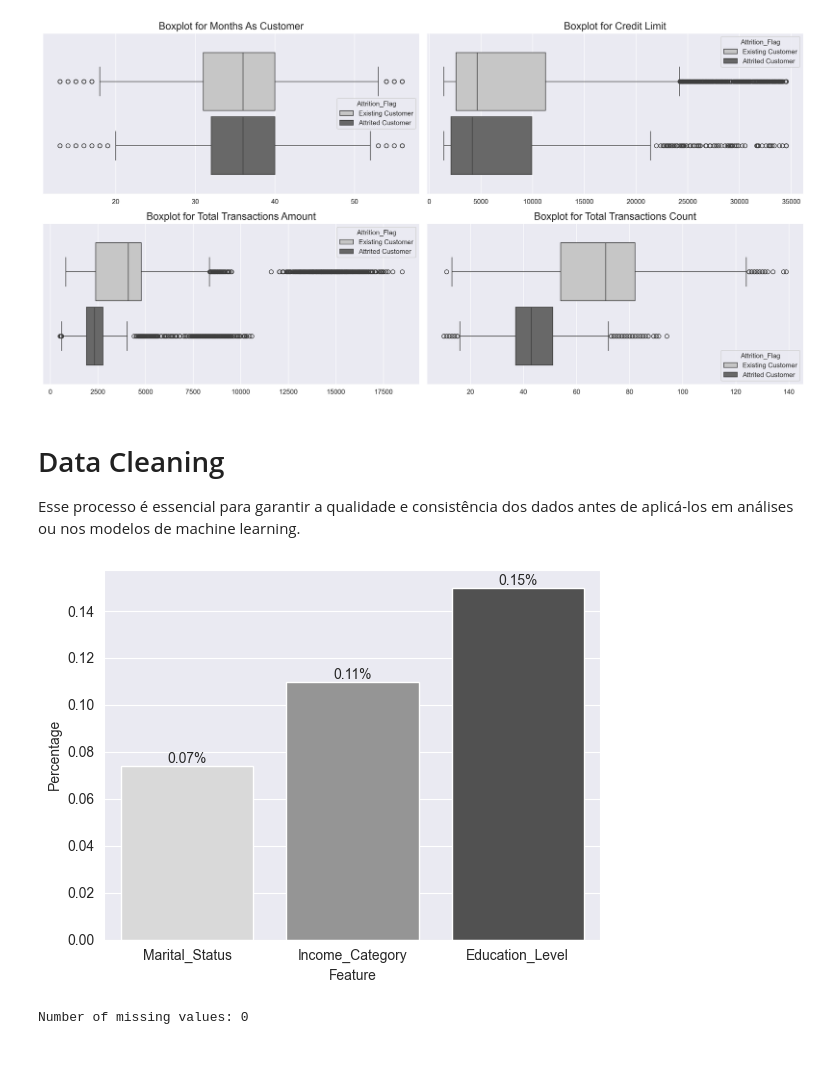
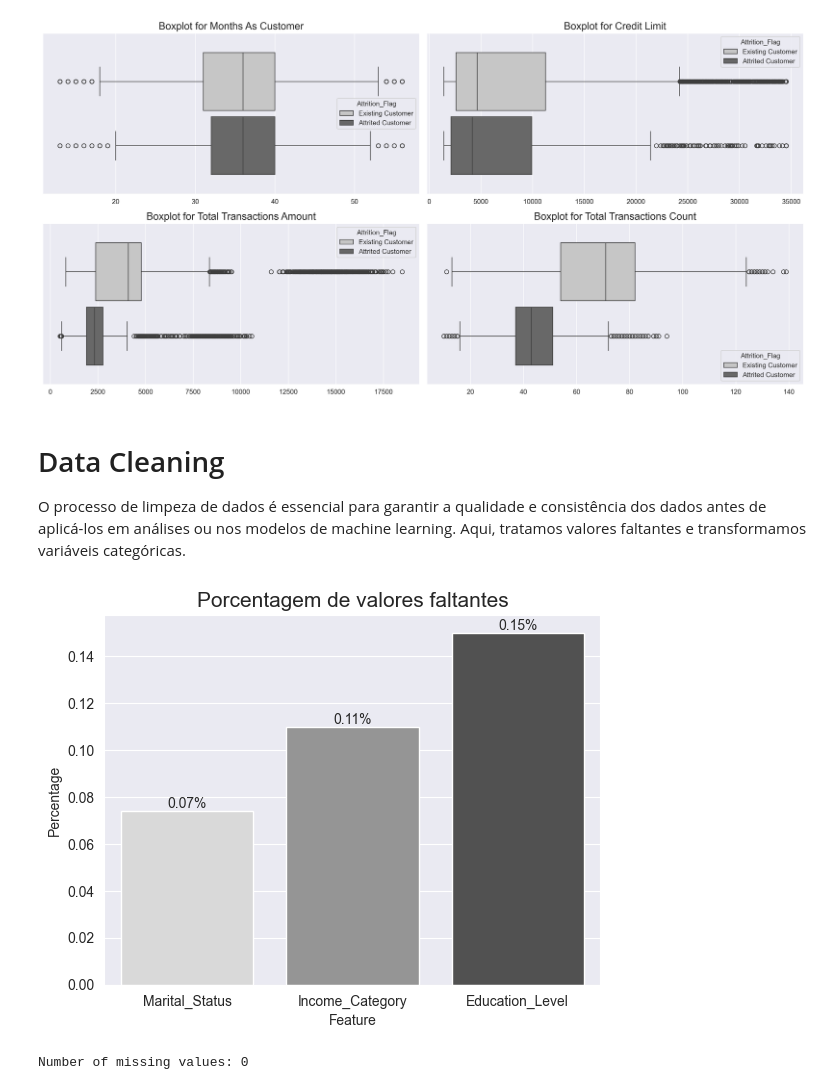
Before and after one commit to Ang3k/Exploracao-Preditiva-de-Dados-para-Churn-de-Clientes-Bancarios-com-Machine-Learning, a Jupyter notebook: Project_Prototype.ipynb, the cells around one changed output. Cells and saved outputs as stored; diff of their text form; code cells hidden in the pictures; blank space fills up the shorter version.

```diff
--- a/Project_Prototype.ipynb
+++ b/Project_Prototype.ipynb
@@ -207,9 +207,10 @@ plt.show()
 # %% [output]
 [figure]
 # %% [markdown]
+
 # Data Cleaning
 
-Esse processo é essencial para garantir a qualidade e consistência dos dados antes de aplicá-los em análises ou nos modelos de machine learning.
+O processo de limpeza de dados é essencial para garantir a qualidade e consistência dos dados antes de aplicá-los em análises ou nos modelos de machine learning. Aqui, tratamos valores faltantes e transformamos variáveis categóricas.
 # %%
 # Droppando colunas que não serão utilizadas no treinamento, duas de NaiveBayes e uma de Identificação
 df = df.drop(df.columns[-2:], axis=1)
@@ -217,29 +218,30 @@ df = df.drop("CLIENTNUM", axis = 1)
 # %%
 # Foi percebido que nesse dataset não existem np.NaN, mas existem "Unknowns" que são equivalentes
 # Logo, vou converter eles para np.NaN, na intenção de futuramente tratá-los
 
 colunas_categoricas = list(df.select_dtypes(exclude = np.number).columns)
 for column in colunas_categoricas:
     df[column] = df[column].replace("Unknown", np.nan)
 
 # Essa função retorna uma Series com os cálculos da porcentagem de valores faltando em relação ao total
 def percent_missing(df):
     sorted_sum = df.isna().sum().sort_values(ascending = True)/len(df)
     sorted_sum = sorted_sum[sorted_sum > 0].sort_values()
     return sorted_sum
 
 # Esta função gera um gráfico de barras para visualizar a porcentagem de valores faltantes utilizando a função anterior
 def generate_missplot(df):
     missing_values = percent_missing(df)
     ax = sns.barplot(x=missing_values.index, y=missing_values, palette="Greys")
     for i in range(missing_values.count()):
         ax.bar_label(ax.containers[i], fmt="%.2f%%", fontsize=10)
     plt.xlabel("Feature")
     plt.ylabel("Percentage")
+    ax.set_title("Porcentagem de valores faltantes", fontsize=15)
 
 generate_missplot(df)
 # %% [output]
-[figure, old version]
+[figure, new version]
 # %%
 # Como temos poucas colunas, não desejei dropar nenhuma linha com NaN, ao invés disso
 # escolhi por preencher com o elemento da célula seguinte, mas para ter maior taxa de
```
Also changed, not shown: parts of 5 cells of this notebook, 1 other file.
